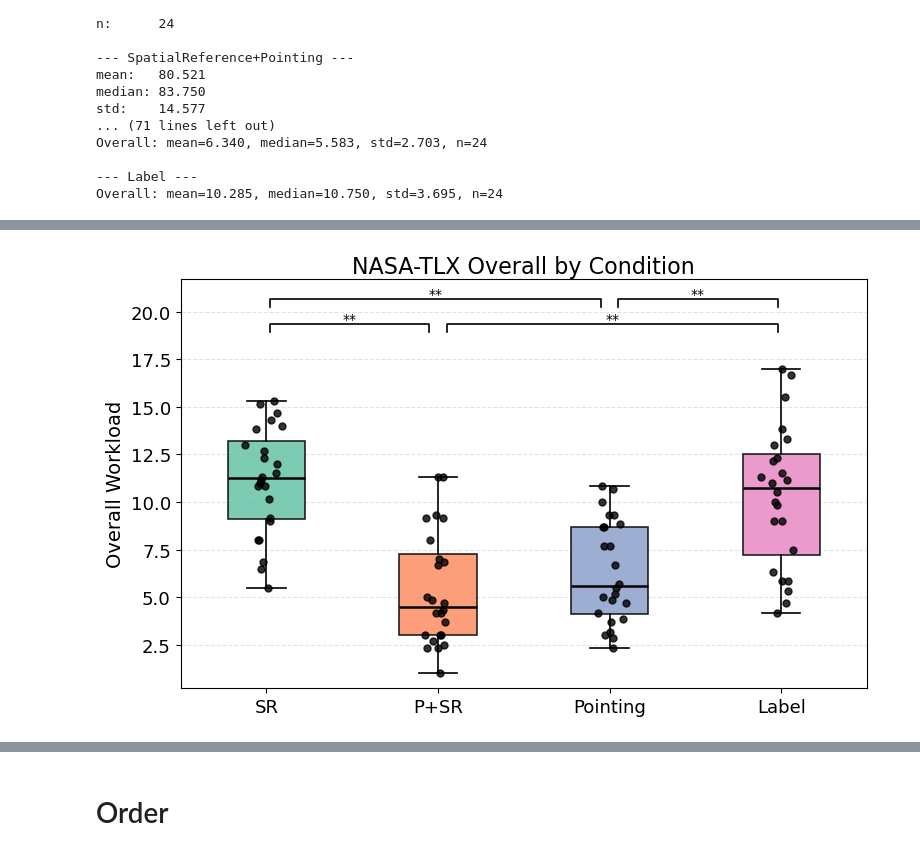
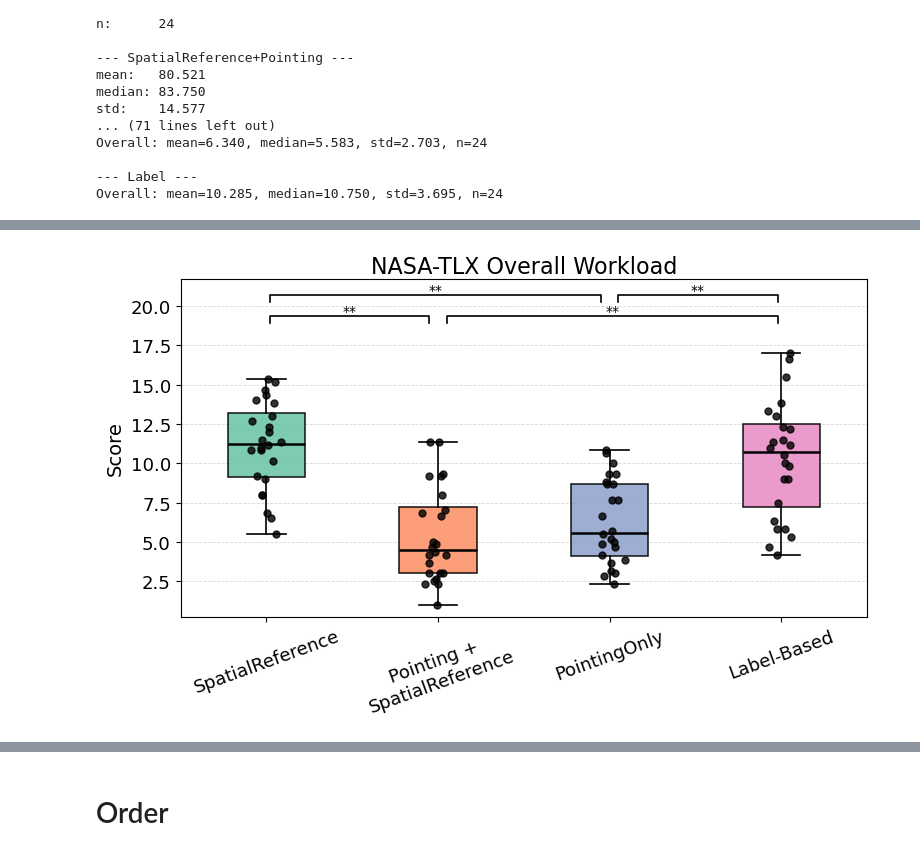
Before and after one commit to TenmaUchiyama/InteractiveSmartHome, a Jupyter notebook: Experiment/Results/SurvayResultAnalyzer.ipynb, the cells around one changed output, grey strips where cells are left out. Drawn from its saved outputs; the diff is of its cells as text; code cells hidden in the pictures.

```diff
--- a/Experiment/Results/SurvayResultAnalyzer.ipynb
+++ b/Experiment/Results/SurvayResultAnalyzer.ipynb
@@ -281,100 +303,159 @@ Overall: mean=6.340, median=5.583, std=2.703, n=24
 --- Label ---
 Overall: mean=10.285, median=10.750, std=3.695, n=24
 # %%
+# --- 既存関数をそのまま使う描画セル ---
+import matplotlib.pyplot as plt
 
 SAVE_FIG = True
 
-
+# ---- 統一スタイル ----
 plt.rcParams.update({
-    "font.size": 13,        # ベース
-    "axes.titlesize": 16,   # 図タイトル
-    "axes.labelsize": 14,   # 軸ラベル
-    "xtick.labelsize": 13,  # 目盛り
+    "font.size": 13,
+    "axes.titlesize": 16,
+    "axes.labelsize": 14,
+    "xtick.labelsize": 13,
     "ytick.labelsize": 13,
     "legend.fontsize": 13,
 })
 
+# === 表示ラベル ===
+DISPLAY_LABELS = {
+    "SR": "SpatialReference",
+    "P+SR": "Pointing +\nSpatialReference",
+    "Pointing": "PointingOnly",
+    "Label": "Label-Based"
+}
 
-# =============== 1) SUS ======================
+def _pretty_axes(ax, condition_order):
+    ticklabels = [DISPLAY_LABELS[c] for c in condition_order]
+    ax.set_xticklabels(ticklabels, rotation=20, ha="center")
+    ax.yaxis.grid(True, linestyle="--", linewidth=0.6, alpha=0.5)
+    ax.margins(x=0.02)
+
+# === 有意差ブラケット用マッピング ===
+id_to_pos = {cid: i+1 for i, cid in enumerate(CONDITION_ORDER)}  # x位置は1-based
+
+# --- ここで box_kwargs / bracket_kwargs が定義されてない場合は追加 ---
+if "box_kwargs" not in locals():
+    box_kwargs = {}
+if "bracket_kwargs" not in locals():
+    bracket_kwargs = {}
+
+# ==================================================
+# 1) SUS
+# ==================================================
 plt.figure(figsize=(8,5))
 ax = plt.gca()
 sus_lists = lists_by_condition(long_df, scale="SUS", subscale="Total")
 boxplot_with_black_points(
-    ax, sus_lists, CONDITION_ORDER, "SUS by Condition", "SUS (0–100)", **box_kwargs
+    ax, sus_lists, CONDITION_ORDER,
+    "System Usability Scale (SUS)",
+    "Score",
+    **box_kwargs
 )
 pairs = survey.significant_pairs(scale="SUS", subscale="Total")
 add_sig_brackets(ax, pairs, id_to_pos, **bracket_kwargs)
+_pretty_axes(ax, CONDITION_ORDER)
 plt.tight_layout()
 if SAVE_FIG:
     plt.savefig("./OUTPUT_IMG/SUS.png", dpi=300, bbox_inches="tight")
 plt.show()
 
-# =============== 2) TPA ======================
+# ==================================================
+# 2) Trust (TPA)
+# ==================================================
 plt.figure(figsize=(8,5))
 ax = plt.gca()
 tpa_lists = lists_by_condition(long_df, scale="TPA", subscale="Total")
 boxplot_with_black_points(
-    ax, tpa_lists, CONDITION_ORDER, "TPA by Condition", "Trust (1–7, negatives reversed)", **box_kwargs
+    ax, tpa_lists, CONDITION_ORDER,
+    "Trust Perception (TPA)",
+    "Score",
+    **box_kwargs
 )
 pairs = survey.significant_pairs(scale="TPA", subscale="Total")
 add_sig_brackets(ax, pairs, id_to_pos, **bracket_kwargs)
+_pretty_axes(ax, CONDITION_ORDER)
 plt.tight_layout()
 if SAVE_FIG:
     plt.savefig("./OUTPUT_IMG/TPA.png", dpi=300, bbox_inches="tight")
 plt.show()
 
-# =============== 3) TAM – PEOU ===============
+# ==================================================
+# 3) TAM – Perceived Ease of Use (PEOU)
+# ==================================================
 plt.figure(figsize=(8,5))
 ax = plt.gca()
 tam_peou = lists_by_condition(long_df, scale="TAM", subscale="PEOU")
 boxplot_with_black_points(
-    ax, tam_peou, CONDITION_ORDER, "TAM – PEOU by Condition", "PEOU (1–7)", **box_kwargs
+    ax, tam_peou, CONDITION_ORDER,
+    "TAM – Perceived Ease of Use (PEOU)",
+    "Ease of Use (1–7, higher is better)",
+    **box_kwargs
 )
 pairs = survey.significant_pairs(scale="TAM", subscale="PEOU")
 add_sig_brackets(ax, pairs, id_to_pos, **bracket_kwargs)
+_pretty_axes(ax, CONDITION_ORDER)
 plt.tight_layout()
 if SAVE_FIG:
     plt.savefig("./OUTPUT_IMG/TAM_PEOU.png", dpi=300, bbox_inches="tight")
 plt.show()
 
-# =============== 4) TAM – PU =================
+# ==================================================
+# 4) TAM – Perceived Usefulness (PU)
+# ==================================================
 plt.figure(figsize=(8,5))
 ax = plt.gca()
 tam_pu = lists_by_condition(long_df, scale="TAM", subscale="PU")
 boxplot_with_black_points(
-    ax, tam_pu, CONDITION_ORDER, "TAM – PU by Condition", "PU (1–7)", **box_kwargs
+    ax, tam_pu, CONDITION_ORDER,
+    "TAM – Perceived Usefulness (PU)",
+    "Usefulness (1–7, higher is better)",
+    **box_kwargs
 )
 pairs = survey.significant_pairs(scale="TAM", subscale="PU")
 add_sig_brackets(ax, pairs, id_to_pos, **bracket_kwargs)
+_pretty_axes(ax, CONDITION_ORDER)
 plt.tight_layout()
 if SAVE_FIG:
     plt.savefig("./OUTPUT_IMG/TAM_PU.png", dpi=300, bbox_inches="tight")
 plt.show()
 
-# =============== 5) TAM – Total ==============
+# ==================================================
+# 5) TAM – Total
+# ==================================================
 plt.figure(figsize=(8,5))
 ax = plt.gca()
 tam_total = lists_by_condition(long_df, scale="TAM", subscale="Total")
 boxplot_with_black_points(
-    ax, tam_total, CONDITION_ORDER, "TAM by Condition", "TAM Total (1–7)", **box_kwargs
+    ax, tam_total, CONDITION_ORDER,
+    "Technology Acceptance Model (TAM)",
+    "Score",
+    **box_kwargs
 )
 pairs = survey.significant_pairs(scale="TAM", subscale="Total")
 add_sig_brackets(ax, pairs, id_to_pos, **bracket_kwargs)
+_pretty_axes(ax, CONDITION_ORDER)
 plt.tight_layout()
 if SAVE_FIG:
     plt.savefig("./OUTPUT_IMG/TAM.png", dpi=300, bbox_inches="tight")
 plt.show()
 
-# =============== 6) NASA-TLX Overall =========
+# ==================================================
+# 6) NASA-TLX Overall
+# ==================================================
 plt.figure(figsize=(8,5))
 ax = plt.gca()
 nasa_overall = lists_by_condition(long_df, scale="NASA-TLX", subscale="Overall")
 boxplot_with_black_points(
-    ax, nasa_overall, CONDITION_ORDER, "NASA-TLX Overall by Condition",
-    "Overall Workload", **box_kwargs
+    ax, nasa_overall, CONDITION_ORDER,
+    "NASA-TLX Overall Workload",
+    "Score",
+    **box_kwargs
 )
 pairs = survey.significant_pairs(scale="NASA-TLX", subscale="Overall")
 add_sig_brackets(ax, pairs, id_to_pos, **bracket_kwargs)
+_pretty_axes(ax, CONDITION_ORDER)
 plt.tight_layout()
 if SAVE_FIG:
     plt.savefig("./OUTPUT_IMG/NASA_TLX.png", dpi=300, bbox_inches="tight")
@@ -388,4 +475,4 @@ plt.show()
-[figure, old version]
+[figure, new version]
 # %%
 sus_pairs = survey.significant_pairs(scale="SUS", subscale="Total")
 print("SUS significant pairs:")
```
Also changed, not shown: parts of 5 cells of this notebook, 13 other files.
